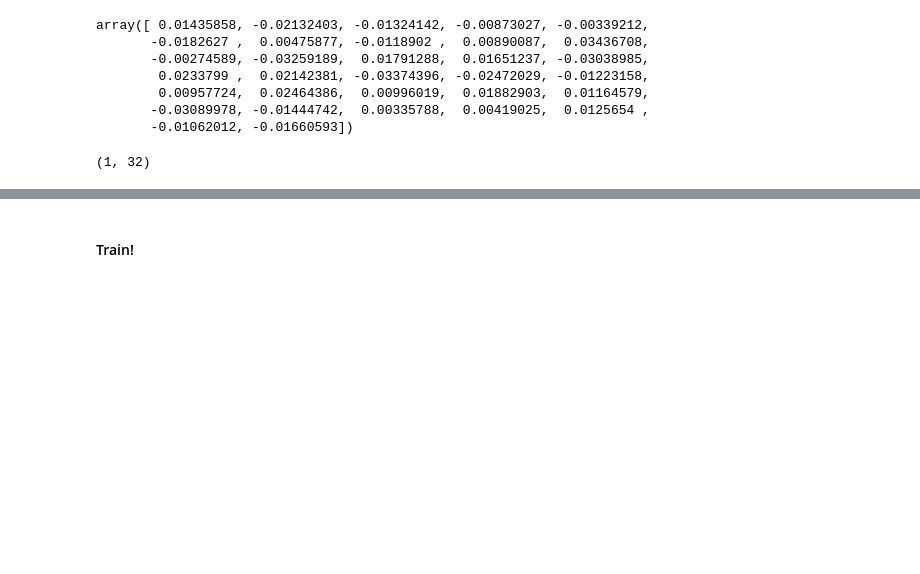
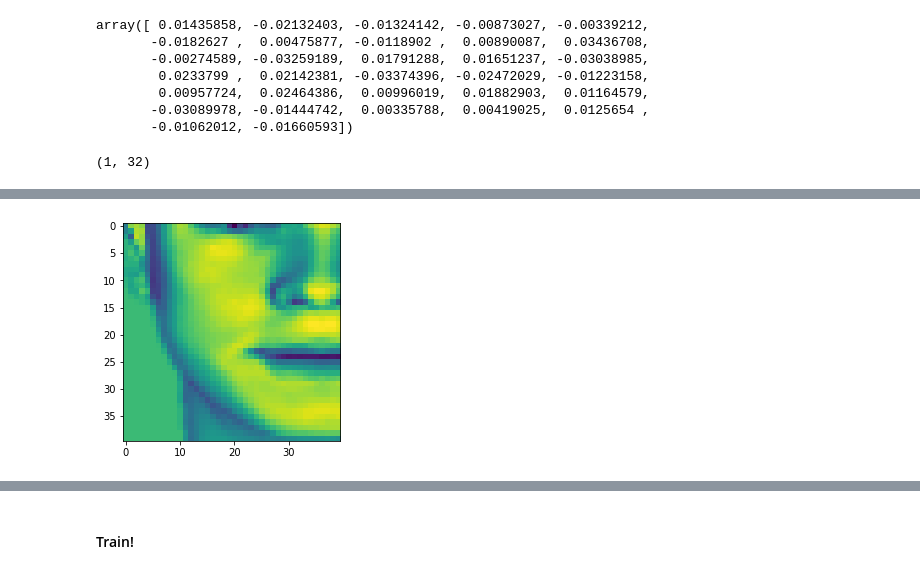
Before and after one commit to hyunwoogu/EyeStrategy, a Jupyter notebook: EyeSequential/Sequential.ipynb, the cells around one changed output, grey strips where cells are left out. Saved outputs shown, nothing was run; the diff lists cells and outputs as text; code cells hidden in the pictures; blank space fills up the shorter version.

```diff
--- a/EyeSequential/Sequential.ipynb
+++ b/EyeSequential/Sequential.ipynb
@@ -223,0 +230,13 @@ predict_res.shape
+# %%
+import pandas as pd
+import seaborn as sns
+from sklearn.decomposition import PCA
+from sklearn.model_selection import cross_val_score
+from sklearn.svm import SVC
+from sklearn.svm import SVR
+from mpl_toolkits.mplot3d import Axes3D
+
+pca3 = PCA(n_components=3)
+svm_classifier = SVC(gamma='auto')
+svr_predictor  = SVR(gamma='scale', C=1.0, epsilon=0.2)
+n_cv = 32
@@ -223,0 +266,20 @@ predict_res.shape
+# %%
+n_cv = 32
+for t in range(eyeTrial.numSteps):
+    CV_pos  = cross_val_score(svm_classifier, res_h_pos[t,:,:], DM_groundtruth_pos[:,:][t,:], cv=32)
+    CV_path = cross_val_score(svm_classifier, res_h_path[t,:,:], DM_groundtruth_path[:,:][t,:], cv=32)
+    CV_res = np.concatenate((CV_pos,CV_path))
+    time_ind = np.repeat(list(range(eyeTrial.numSteps))[t],n_cv*2)
+    hypo_ind = np.repeat(["Position","Path"],[n_cv,n_cv])
+    if (t==0):
+        CV = pd.DataFrame({"Time":time_ind, "Hypothesis":hypo_ind, "CV":CV_res})
+    else:
+        CV = CV.append(pd.DataFrame({"Time":time_ind, "Hypothesis":hypo_ind, "CV":CV_res}))
+
+sns.lineplot(x="Time", y="CV", hue="Hypothesis", data=CV)
+plt.show()
+# %%
+plt.imshow(getAttention2(np.flip(periL),img=img_list[t]).reshape((40,40)))
+plt.show()
+# %% [output]
+[figure, added]
```
Also changed, not shown: parts of 9 cells of this notebook, 2 other files.
